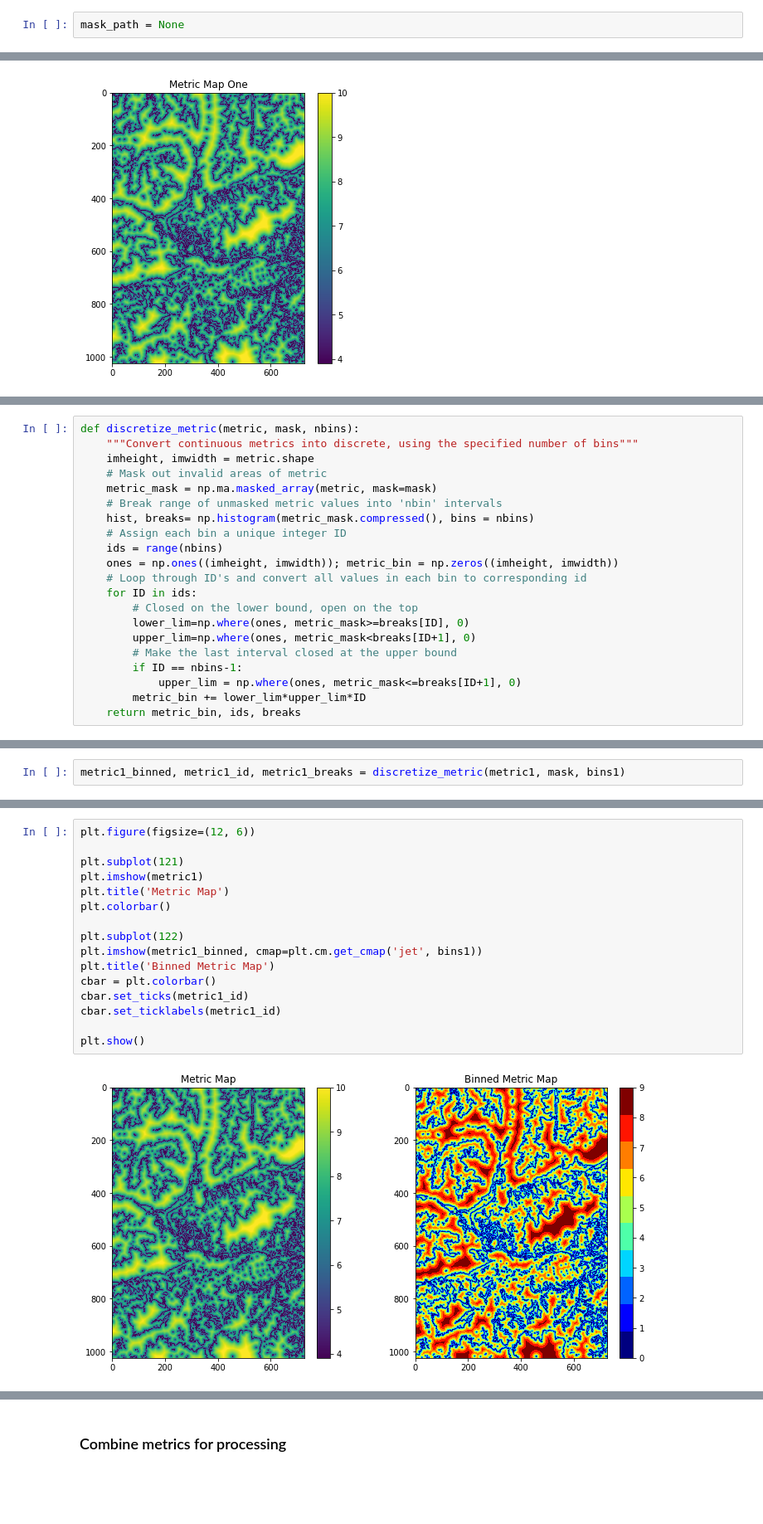
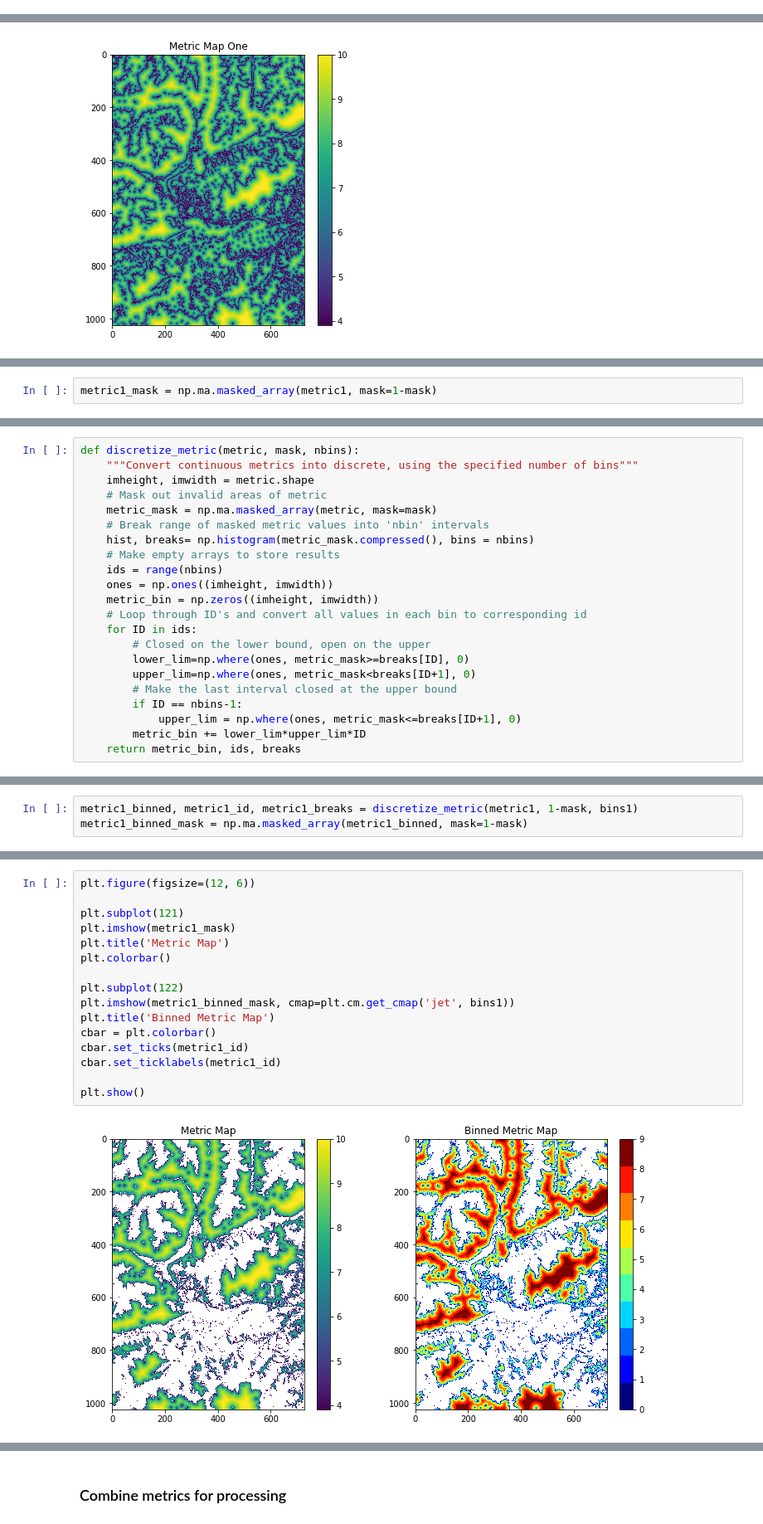
Before and after one commit to EllieBowler/optimising-sample-designs, a Jupyter notebook: demo-uniform-design-Copy1.ipynb, the cells around one changed output, grey strips where cells are left out. Shown at 83% size. Drawn from its saved outputs; the diff is of its cells as text; blank space fills up the shorter version.

Commit message:
uniform design single metric example

```diff
--- a/demo-uniform-design-Copy1.ipynb
+++ b/demo-uniform-design-Copy1.ipynb
@@ -89,2 +122,0 @@ mask_path = 'raw/InvalidAreasMask.tif'
-# %%
-mask_path = None
@@ -125,0 +175,2 @@ plt.show()
+# %%
+metric1_mask = np.ma.masked_array(metric1, mask=1-mask)
@@ -144,14 +211,15 @@ def discretize_metric(metric, mask, nbins):
     imheight, imwidth = metric.shape
     # Mask out invalid areas of metric
     metric_mask = np.ma.masked_array(metric, mask=mask)
-    # Break range of unmasked metric values into 'nbin' intervals
+    # Break range of masked metric values into 'nbin' intervals
     hist, breaks= np.histogram(metric_mask.compressed(), bins = nbins)
-    # Assign each bin a unique integer ID
+    # Make empty arrays to store results
     ids = range(nbins)
-    ones = np.ones((imheight, imwidth)); metric_bin = np.zeros((imheight, imwidth))
+    ones = np.ones((imheight, imwidth))
+    metric_bin = np.zeros((imheight, imwidth))
     # Loop through ID's and convert all values in each bin to corresponding id
     for ID in ids:
-        # Closed on the lower bound, open on the top
+        # Closed on the lower bound, open on the upper
         lower_lim=np.where(ones, metric_mask>=breaks[ID], 0)
         upper_lim=np.where(ones, metric_mask<breaks[ID+1], 0)
         # Make the last interval closed at the upper bound
@@ -162,2 +232,3 @@ def discretize_metric(metric, mask, nbins):
 # %%
-metric1_binned, metric1_id, metric1_breaks = discretize_metric(metric1, mask, bins1)
+metric1_binned, metric1_id, metric1_breaks = discretize_metric(metric1, 1-mask, bins1)
+metric1_binned_mask = np.ma.masked_array(metric1_binned, mask=1-mask)
@@ -164,18 +237,18 @@ metric1_binned, metric1_id, metric1_breaks = discretize_metric(metric1, mask, bi
 # %%
 plt.figure(figsize=(12, 6))
 
 plt.subplot(121)
-plt.imshow(metric1)
+plt.imshow(metric1_mask)
 plt.title('Metric Map')
 plt.colorbar()
 
 plt.subplot(122)
-plt.imshow(metric1_binned, cmap=plt.cm.get_cmap('jet', bins1))
+plt.imshow(metric1_binned_mask, cmap=plt.cm.get_cmap('jet', bins1))
 plt.title('Binned Metric Map')
 cbar = plt.colorbar()
 cbar.set_ticks(metric1_id)
 cbar.set_ticklabels(metric1_id)
 
 plt.show()
 # %% [output]
-[figure, old version]
+[figure, new version]
```
Also changed, not shown: parts of 42 cells of this notebook.
